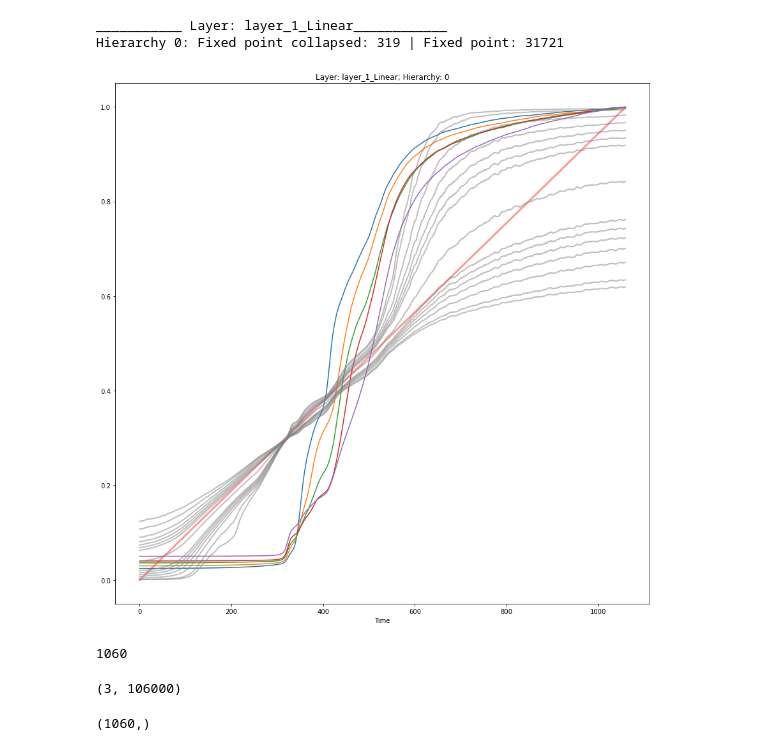
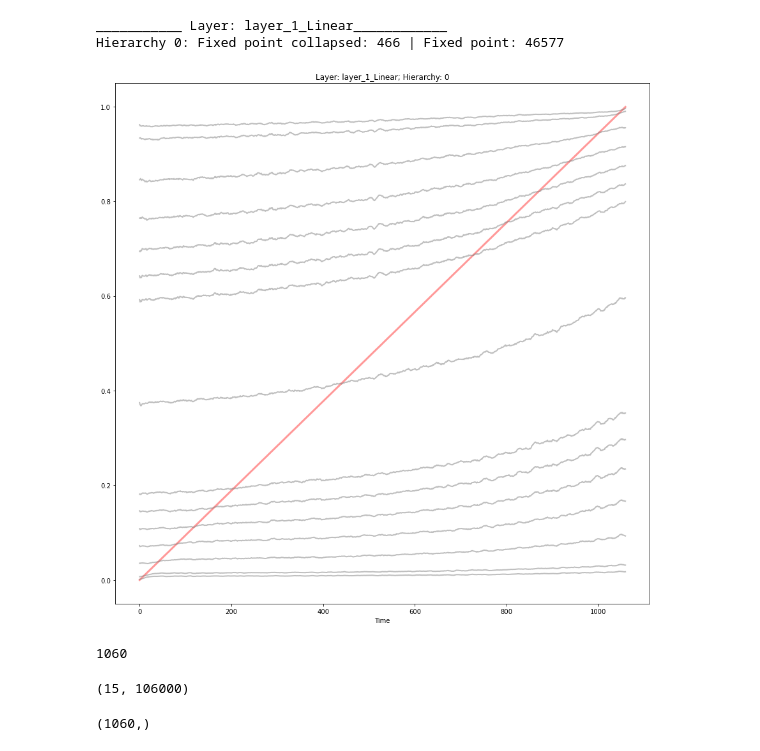
Before and after one commit to eghbalhosseini/neural_manifolds, a Jupyter notebook: KNN_analysis_func_standardize_eh_edit.ipynb, the cells around one changed output. Cells and saved outputs as stored; diff of their text form; code cells hidden in the pictures.

```diff
--- a/KNN_analysis_func_standardize_eh_edit.ipynb
+++ b/KNN_analysis_func_standardize_eh_edit.ipynb
@@ -21,8 +21,9 @@ RESULTDIR = '/mindhive/evlab/u/Shared/Greta_Eghbal_manifolds/results'
 analyze_dir = '/mindhive/evlab/u/Shared/Greta_Eghbal_manifolds/analyze/'
 
 # model_identifier = 'linear_NN-tree_nclass=64_nobj=64000_nhier=6_beta=0.0923671_sigma=5.0_nfeat=936-train_test-fixed'
-# model_identifier = 'linear_NN-tree_nclass=64_nobj=64000_nhier=6_beta=0.0923671_sigma=5.0_nfeat=936-train_test-fixed'
-model_identifier = 'NN-tree_nclass=64_nobj=64000_nhier=6_beta=0.000161_sigma=5.0_nfeat=936-train_test-fixed'
+#model_identifier = 'linear_NN-tree_nclass=64_nobj=64000_nhier=6_beta=0.000161_sigma=5.0_nfeat=936-train_test-fixed'
+model_identifier = 'NN-tree_nclass=64_nobj=64000_nhier=6_beta=0.0923671_sigma=5.0_nfeat=936-train_test-fixed'
+# model_identifier = 'NN-tree_nclass=64_nobj=64000_nhier=6_beta=0.000161_sigma=5.0_nfeat=936-train_test-fixed'
 train_identifier = 'epochs-10_batch-32_lr-0.01_momentum-0.5_init-gaussian_std-1e-06'
 analyze_identifier = 'mftma-exm_per_class=50-proj=False-rand=True-kappa=1e-08-n_t=300-n_rep=5'
 
@@ -32,9 +33,13 @@ def moving_average(x,w):
     return pd.Series(x).rolling(w, min_periods=w_min).mean()
 
 av_window=10
+load_d = False
 # %%
-with open(os.path.join(analyze_dir, f"d_fig2_plot_specs_{model_identifier}.pkl"), "rb") as input_file:
-    d = pickle.load(input_file)
+if load_d:
+    with open(os.path.join(analyze_dir, f"d_fig2_plot_specs_{model_identifier}.pkl"), "rb") as input_file:
+        d = pickle.load(input_file)
+
+    d.keys()
 # %%
 ## INCLUDE PLOTS IN THE LOOP ##
 ## SPECS ALL ##
@@ -103,45 +108,45 @@ for row, layer in enumerate(layers):
 
         norms_collapsed = np.mean(mean_norms.reshape(-1, num_subsamples),axis=1)
 
         # norms_mov_avg = moving_average(abs(mean_norms), mov_avg)
         norms_mov_avg = moving_average(abs(mean_norms), mov_avg)
         norms_mov_avg_collapsed = moving_average(abs(norms_collapsed), mov_avg)
         fixed_point = np.argmin((norms_mov_avg))
         fixed_point_collapsed = np.argmin((norms_mov_avg_collapsed))
         print(f'Hierarchy {hier_idx}: Fixed point collapsed: {fixed_point_collapsed} | Fixed point: {fixed_point}')
 
         ## PLOTS ##
         alpha=0.5
         plt.figure(figsize=(15,15))
         for i in range(len(p_array)):
             plt.plot(np.arange(1060),moving_average(p_collapse[i], av_window), label=f'Percentile {p_array[i]}', alpha=alpha, color='grey',linewidth=2,zorder=5)
 #         for h in range(6):
 #             plt.plot(np.arange(1060),moving_average([accs[i][h] for i in range(len(accs))],av_window)/100,label=f'hier: {h}')
+        if load_d:
+            k=1 # layer 1
+            layer_data=d['dist'][k]
+            for h, hier_data in enumerate(layer_data):
+                distance_data=hier_data['data'].mean(axis=1)
+                corrected_data=list(np.empty(1060)*np.NaN)
+                for idx, x in enumerate(d['arr_']):
+                    corrected_data[int(x)]=distance_data[idx]
 
-        k=1 # layer 1
-        layer_data=d['dist'][k]
-        for h, hier_data in enumerate(layer_data):
-            distance_data=hier_data['data'].mean(axis=1)
-            corrected_data=list(np.empty(1060)*np.NaN)
-            for idx, x in enumerate(d['arr_']):
-                corrected_data[int(x)]=distance_data[idx]
-
-            plt.plot(moving_average(corrected_data/np.max(corrected_data),av_window),label=f"n_class:{hier_data['data'].shape[1]}")
+                plt.plot(moving_average(corrected_data/np.max(corrected_data),av_window),label=f"n_class:{hier_data['data'].shape[1]}")
 
         plt.xlabel('Time')
         plt.title(f'Layer: {layer}; Hierarchy: {hier_idx}')
         plt.plot(np.arange(len(p_collapse[0])), time_diag_collapsed,color=(1,.5,.5), label='Current pseudotime',linewidth=3,zorder=0,alpha=.8)
 
 if not os.path.exists(f'{RESULTDIR}/{train_identifier}'):
     os.makedirs(f'{RESULTDIR}/{train_identifier}')
 
-# fig.savefig(f'{RESULTDIR}/{train_identifier}/fig0_{model_identifier}_{v}.pdf')
+plt.savefig(f'{RESULTDIR}/{train_identifier}/knn_{model_identifier}_{v}.pdf')
 # fig1.savefig(f'{RESULTDIR}/{train_identifier}/fig1_{model_identifier}_{v}.pdf')
 # fig2.savefig(f'{RESULTDIR}/{train_identifier}/fig2_{model_identifier}_{v}.pdf')
 # %% [output]
 ___________ Layer: layer_1_Linear____________
-Hierarchy 0: Fixed point collapsed: 319 | Fixed point: 31721
+Hierarchy 0: Fixed point collapsed: 466 | Fixed point: 46577
-[figure, old version]
+[figure, new version]
 # %%
 len(p_collapse[0])
 # %% [output]
@@ -149,7 +154,7 @@ len(p_collapse[0])
 # %%
 p.shape
 # %% [output]
-(3, 106000)
+(15, 106000)
 # %%
 p_collapse[0].shape
 # %% [output]
```
Also changed, not shown: 2 other files.
